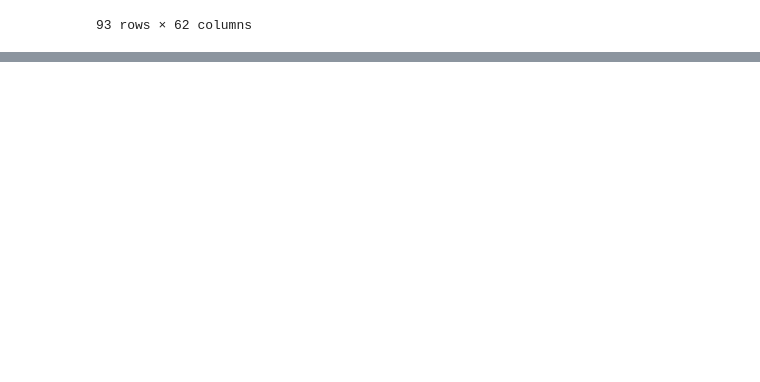
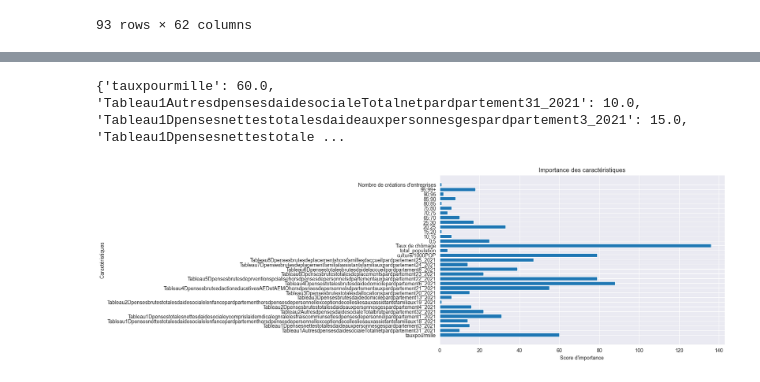
Before and after one commit to Gastonpallas/mspr-election, a Jupyter notebook: IA/XgBoost.ipynb, the cells around one changed output, grey strips where cells are left out. Cells and saved outputs as stored; diff of their text form; code cells hidden in the pictures; blank space fills up the shorter version.

Commit message:
Importance XGBOOST

```diff
--- a/IA/XgBoost.ipynb
+++ b/IA/XgBoost.ipynb
@@ -117,0 +120,26 @@ Précision moyenne : 0.7555555555555555
+# %%
+# Entraîner un modèle XGBoost sur l'ensemble des données
+model = xgb.train(params, dtrain, num_boost_round=num_rounds)
+
+# Obtenir l'importance des caractéristiques
+importance = model.get_score(importance_type='weight')
+
+# Afficher l'importance des caractéristiques
+print(importance)
+# %% [output]
+{'tauxpourmille': 60.0, 'Tableau1AutresdpensesdaidesocialeTotalnetpardpartement31_2021': 10.0, 'Tableau1Dpensesnettestotalesdaideauxpersonnesgespardpartement3_2021': 15.0, 'Tableau1Dpensesnettestotale ...
+# %%
+
+# Créer une liste de noms de caractéristiques et une liste de scores d'importance
+feature_names = list(importance.keys())
+scores = list(importance.values())
+
+# Créer un graphique à barres pour afficher l'importance des caractéristiques
+plt.figure(figsize=(10, 6))
+plt.barh(feature_names, scores)
+plt.xlabel('Score d\'importance')
+plt.ylabel('Caractéristiques')
+plt.title('Importance des caractéristiques')
+plt.show()
+# %% [output]
+[figure, added]
```
Also changed, not shown: parts of 4 cells of this notebook.
